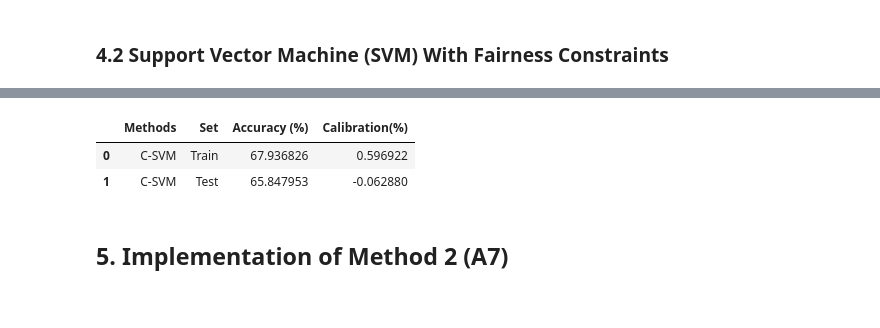
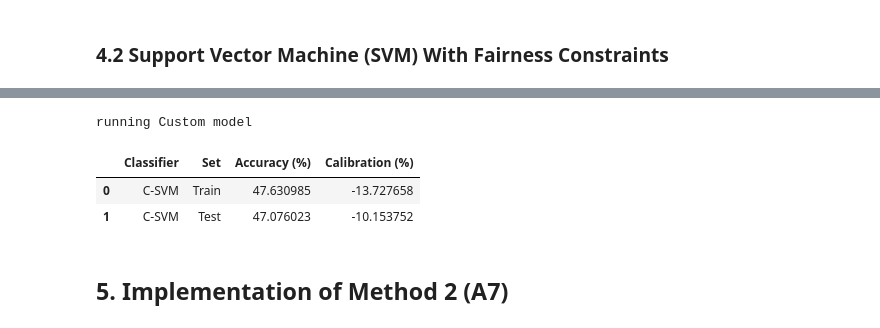
Before and after one commit to TZstatsADS/fall2022-project4-prj4-group6, a Jupyter notebook: doc/main-yayuan.ipynb, the cells around one changed output, grey strips where cells are left out. Saved outputs shown, nothing was run; the diff lists cells and outputs as text; code cells hidden in the pictures.

```diff
--- a/doc/main-yayuan.ipynb
+++ b/doc/main-yayuan.ipynb
@@ -155,0 +157,3 @@ c_svm_model = C_SVM.fit(x_train, y_train)
+# %%
+x_control_train = {'race': race_train}
+x_control_test = {'race': race_test}
@@ -156,15 +189,22 @@ c_svm_model = C_SVM.fit(x_train, y_train)
+# %%
+Csvm = SVM() #call SVM() function from SVM_scratch.py
+w = Csvm.training(x_train,y_train,x_control_train,loss_function,C,max_iter,lamb,epochs,lr,apply_fairness_constraints,sensitive_attrs,sensitive_attrs_to_cov_thresh=c,gamma=0)
+predict_y_train = np.sign(np.dot(x_train,w))
+predict_y_test = np.sign(np.dot(x_test,w))
+train_accuracy = sum(predict_y_train == y_train)/len(y_train)
+test_accuracy = sum(predict_y_test == y_test)/len(y_test)
+# %% [output]
+running Custom model
 # %%
-summary_c_svm = {"Methods": ["C-SVM", "C-SVM"],
-              "Set": ["Train", "Test"],
-              "Accuracy (%)": [c_svm_model.score(x_train, y_train)*100, c_svm_model.score(x_test, y_test)*100],
-              "Calibration(%)": [MyCalibration(race_train, c_svm_model.predict(x_train), y_train),
-                                 MyCalibration(race_test, c_svm_model.predict(x_test), y_test)]}
-
+summary_c_svm = {"Classifier": ["C-SVM", "C-SVM"],
+                "Set": ["Train", "Test"],
+                "Accuracy (%)": [train_accuracy*100, test_accuracy*100],
+                "Calibration (%)": [MyCalibration(race_train, predict_y_train, y_train), MyCalibration(race_test, predict_y_test, y_test)]}
 pd.DataFrame(summary_c_svm)
 # %% [output]
-|  | Methods | Set | Accuracy (%) | Calibration(%) |
-| 0 | C-SVM | Train | 67.936826 | 0.596922 |
-| 1 | C-SVM | Test | 65.847953 | -0.062880 |
+|  | Classifier | Set | Accuracy (%) | Calibration (%) |
+| 0 | C-SVM | Train | 47.630985 | -13.727658 |
+| 1 | C-SVM | Test | 47.076023 | -10.153752 |
 # %% [markdown]
 ## 5. Implementation of Method 2 (A7)
 # %% [markdown]
```
Also changed, not shown: parts of 7 cells of this notebook, 3 other files.
